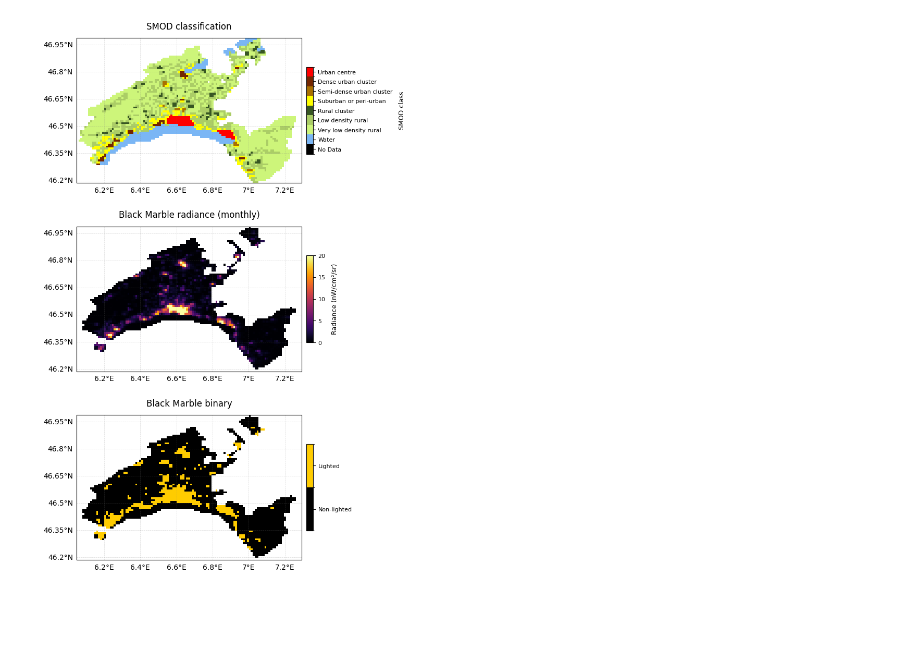
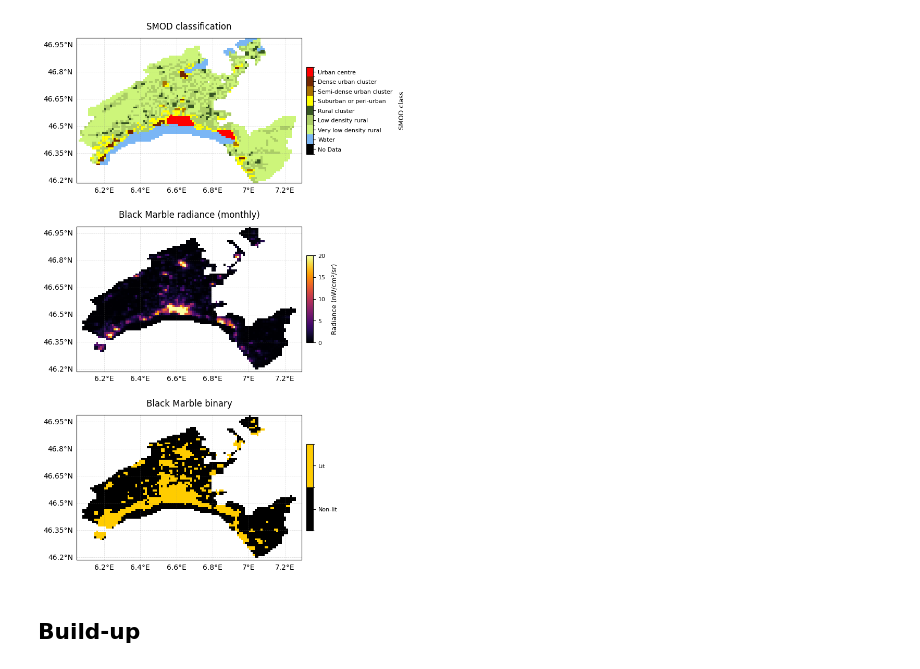
Before and after one commit to jankokla/conflict-monitoring-ntl, a Jupyter notebook: notebooks/plotting_methods.ipynb, the cells around one changed output. Cells and saved outputs as stored; diff of their text form; code cells hidden in the pictures; blank space fills up the shorter version.

```diff
--- a/notebooks/plotting_methods.ipynb
+++ b/notebooks/plotting_methods.ipynb
@@ -28,5 +34,5 @@ transformations = [
 ]
 pipeline = RasterPipeline(gdf, date, rasters, transformations)
 ds = pipeline.run()
-ds["black_marble_binary"] = binarize_xarray(ds.black_marble_radiance_monthly, 2)
+ds["black_marble_binary"] = binarize_xarray(ds.black_marble_radiance_monthly, 1)
 # %% [output]
@@ -172,8 +178,8 @@ cbar_mid.set_label("Radiance (nW/cm²/sr)", fontsize=9, labelpad=8)
 
 # define binary classes and labels
 bin_codes  = np.array([0, 1])
-bin_colors = ["#000000", "#ffcc00"]  # e.g. black = non-lighted, yellow = lighted
-bin_labels = ["Non-lighted", "Lighted"]
+bin_colors = ["#000000", "#ffcc00"]
+bin_labels = ["Non-lit", "Lit"]
 
 cmap_bin = ListedColormap(bin_colors)
 
@@ -205,31 +211,33 @@ ax_bottom.set_title("Black Marble binary", fontsize=12, pad=12)
 gl_bot = ax_bottom.gridlines(
     draw_labels=True,
     linewidth=0.5,
     color="gray",
     alpha=0.3,
     linestyle="--",
 )
 gl_bot.top_labels = False
 gl_bot.right_labels = False
 
 cax_bot = inset_axes(
     ax_bottom,
     width="3%",
     height="60%",
     loc="center left",
     bbox_to_anchor=(1.02, 0, 1, 1),
     bbox_transform=ax_bottom.transAxes,
     borderpad=0.0,
 )
 cbar_bot = fig.colorbar(im_bin, cax=cax_bot, orientation="vertical")
 
 cbar_bot.locator = FixedLocator(bin_tick_locs)
 cbar_bot.formatter = FuncFormatter(bin_tick_formatter)
 cbar_bot.update_ticks()
 
 cbar_bot.ax.tick_params(labelsize=8)
 
 fig.subplots_adjust(hspace=0.3)
 plt.show()
 # %% [output]
-[figure, old version]
+[figure, new version]
+# %% [markdown]
+## Build-up
```
Also changed, not shown: parts of 5 cells of this notebook, 28 other files.
